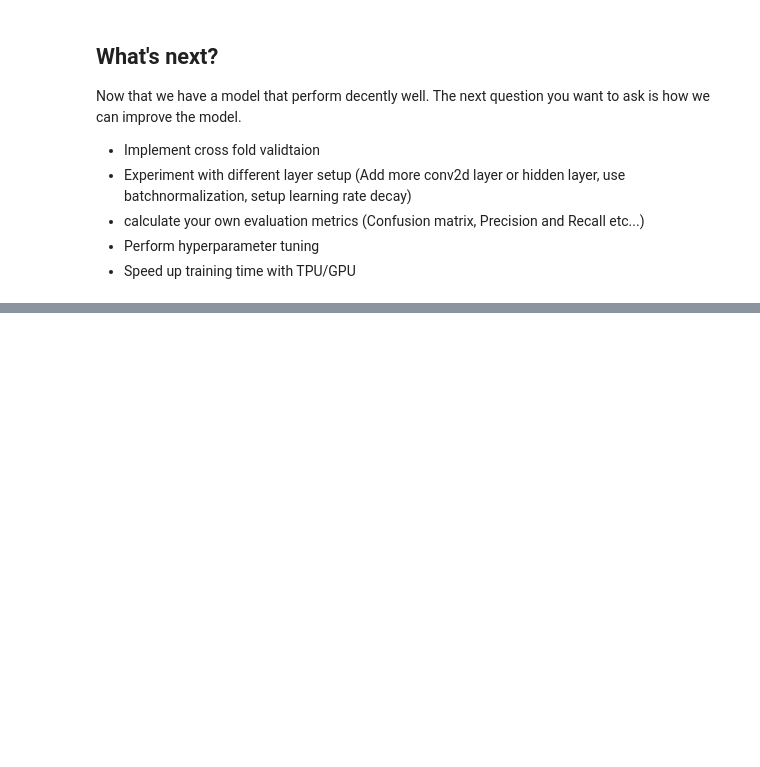
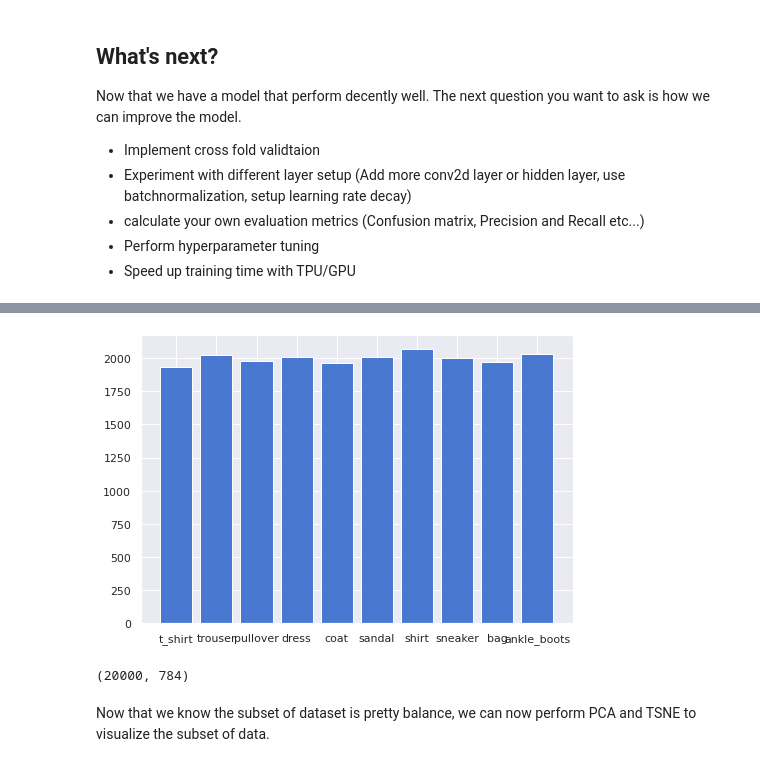
Before and after one commit to MingSheng92/AE_denoise, a Jupyter notebook: CNN_with_TensorFlow.ipynb, the cells around one changed output, grey strips where cells are left out. Drawn from its saved outputs; the diff is of its cells as text; code cells hidden in the pictures; blank space fills up the shorter version.

```diff
--- a/CNN_with_TensorFlow.ipynb
+++ b/CNN_with_TensorFlow.ipynb
@@ -445,0 +310,40 @@ Now that we have a model that perform decently well. The next question you want
+# %%
+import time
+import pandas as pd
+import numpy as np
+import matplotlib.pyplot as plt
+import matplotlib.patheffects as PathEffects
+%matplotlib inline
+
+from sklearn.manifold import TSNE
+from sklearn.decomposition import PCA
+
+import seaborn as sns
+sns.set_style('darkgrid')
+sns.set_palette('muted')
+sns.set_context("notebook", font_scale=1.0,
+                rc={"lines.linewidth": 2.5})
+# %%
+# load dataset
+(xT, yT), (xTest, yTest) = tf.keras.datasets.fashion_mnist.load_data()
+# in order to speed up the time we will only take a subset
+subsetX = xT[0:20000].copy()
+subsetY = yT[0:20000].copy()
+
+# in order to perform PCA on the data we will flatten the image data with reshape
+subsetX = subsetX.reshape(20000, 784)
+
+fig = plt.figure()
+ax = fig.add_axes([0,0,1,1])
+langs = ['t_shirt', 'trouser', 'pullover', 'dress', 'coat', 'sandal', 'shirt', 'sneaker', 'bag', 'ankle_boots']
+labels = [np.sum(subsetY==0),np.sum(subsetY==1),np.sum(subsetY==2),np.sum(subsetY==3),np.sum(subsetY==4), np.sum(subsetY==5), np.sum(subsetY==6), np.sum(subsetY==7), np.sum(subsetY==8), np.sum(subsetY==9)]
+ax.bar(langs,labels)
+plt.show()
+# %% [output]
+[figure, added]
+# %%
+subsetX.shape
+# %% [output]
+(20000, 784)
+# %% [markdown]
+Now that we know the subset of dataset is pretty balance, we can now perform PCA and TSNE to visualize the subset of data.
```
Also changed, not shown: parts of 21 cells of this notebook.
